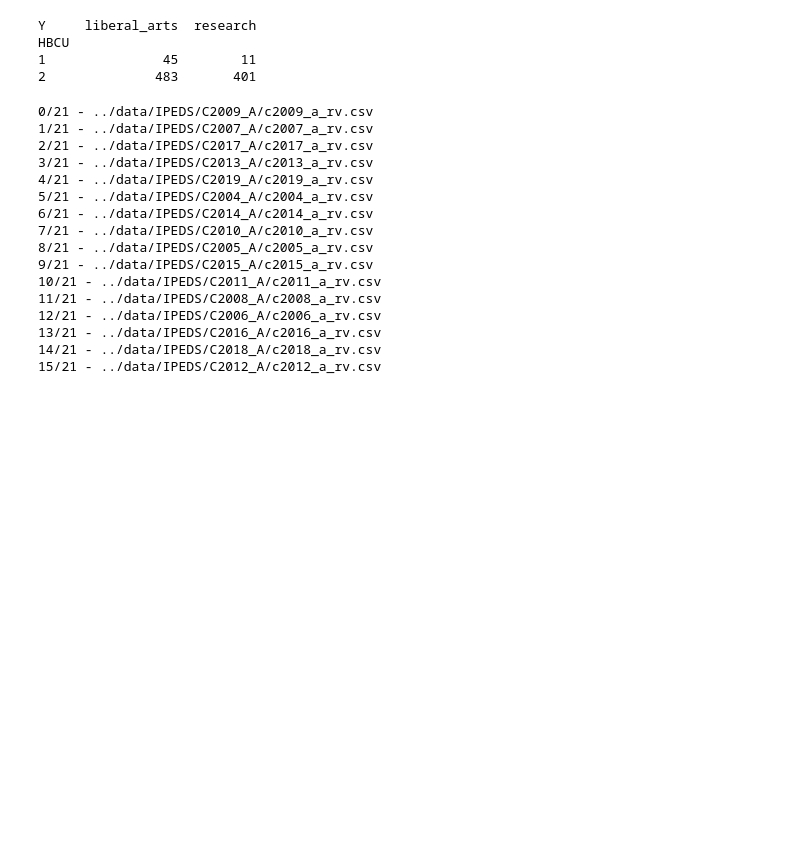
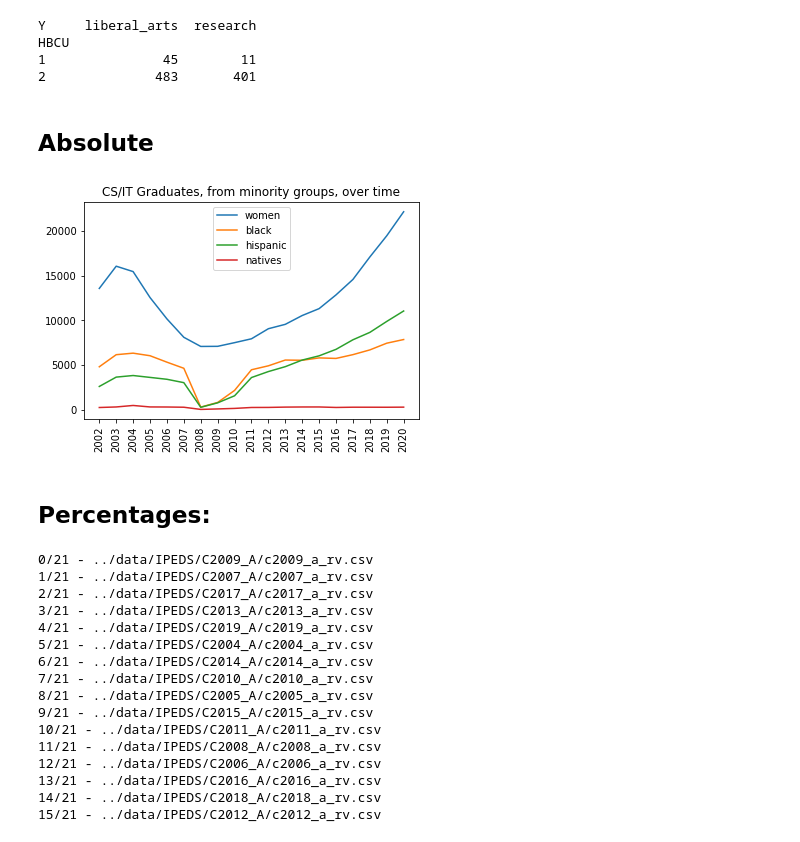
Before and after one commit to jmasontaylor/Education, a Jupyter notebook: src/Diversity in CS at Liberal Arts vs. Research Unis.ipynb, the cells around one changed output. Saved outputs shown, nothing was run; the diff lists cells and outputs as text; code cells hidden in the pictures; blank space fills up the shorter version.

```diff
--- a/src/Diversity in CS at Liberal Arts vs. Research Unis.ipynb
+++ b/src/Diversity in CS at Liberal Arts vs. Research Unis.ipynb
@@ -78,6 +101,55 @@ HBCU
 #     data = pd.read_csv(fname, index_col=0)
 #     cs = data[data['CIPCODE']==11.0701]
 #     unitids = data.index if unitids is None else unitids.intersection(data.index)
+# %% [markdown]
+## Absolute
+# %%
+from tqdm import tqdm
+
+women = ("women", "CTOTALW", "CRACE16")
+black = ("black", "CBKAAT", "CRACE18")
+hispanic = ("hispanic", "CHISPT", "CRACE21")
+natives = ("natives", "CAIANT", "CRACE19")
+
+results_abs = {}
+
+fnames = glob('../data/IPEDS/*_A/*_rv.csv')+glob('../data/IPEDS/*_a.csv')
+
+for i, fname in tqdm(enumerate(fnames)):
+    year = int(fname.split('/')[-1].split('_')[0][1:])
+    if year in [2000, 2001]:
+        continue
+
+    data = pd.read_csv(fname, index_col=0)
+    data.columns = [col.upper() for col in data.columns]
+    data = data[data['AWLEVEL']==5]
+    # cs = data[data['CIPCODE']==11.0701]
+    cs = data[data['CIPCODE'].apply(lambda x: (x>=11) & (x<12))]
+    cs.columns = [col.strip() for col in cs.columns]
+    cs = cs.groupby(cs.index).sum()
+    cs_cols = list(cs.columns)
+    year_result = []
+    for (label, var, var_alt) in [women, black, hispanic, natives]:
+        if var in cs_cols:
+            year_result.append(cs[var].sum())
+        else:
+            #print("With CRACE26 - %s" % fname)
+            year_result.append(cs[var_alt].sum())
+
+    results_abs[year] = year_result
+# %%
+results_abs_df = pd.DataFrame(results_abs).transpose()
+results_abs_df.columns = ['women', 'black', 'hispanic', 'natives']
+results_abs_df.sort_index(inplace=True)
+plt.plot(results_abs_df)
+plt.legend(results_abs_df.columns)
+plt.xticks(results_abs_df.index, rotation=90);
+plt.title('CS/IT Graduates, from minority groups, over time');
+plt.savefig('../out/cs_grads_minorities.png', bbox_inches='tight')
+# %% [output]
+[figure, added]
+# %% [markdown]
+## Percentages:
 # %%
 women = ("women", "CTOTALW", "CRACE16")
 black = ("black", "CBKAAT", "CRACE18")
```
Also changed, not shown: parts of 7 cells of this notebook, 1 other file.
